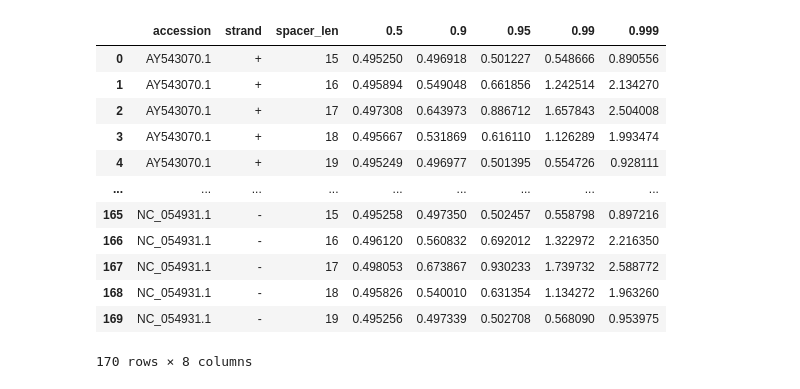
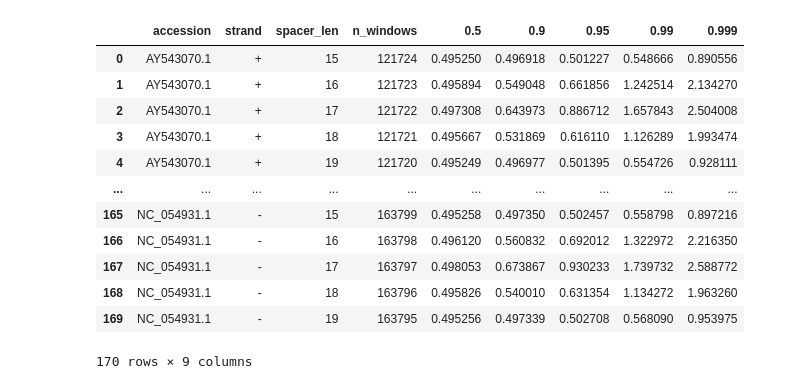
Before and after one commit to KellyLiao1023/Whole-model, a Jupyter notebook: MS2_Data_PyTorch/scripts/library_release/03_phage_selection_scan.ipynb, the cells around one changed output. Saved outputs shown, nothing was run; the diff lists cells and outputs as text; code cells hidden in the pictures.

```diff
--- a/MS2_Data_PyTorch/scripts/library_release/03_phage_selection_scan.ipynb
+++ b/MS2_Data_PyTorch/scripts/library_release/03_phage_selection_scan.ipynb
@@ -140,12 +193,30 @@ def scan_record(record, spacer_lengths):
 # %%
 # === 執行掃描 ===
-dfs = []
+# 每個 genome 掃完就立刻套 cutoff 並丟掉沒過關的 window，所以尖峰記憶體由最大的
+# 那個 genome 決定，不是由全部 13.2 M 個 window 決定。
+frames, summaries, desc_by_acc = [], [], {}
 for gb in gb_files(ACCESSIONS):
     record = SeqIO.read(gb, 'genbank')
-    print(f'scanning {record.id}: {len(record.seq):,} bp')
-    dfs.append(scan_record(record, SPACER_LENGTHS))
+    desc_by_acc[record.id] = record.description
+    cand_i, summary_i = scan_record(record, SPACER_LENGTHS,
+                                    min_logexp=MIN_LOGEXP, top_n=TOP_N_PER_GROUP)
+    n_windows = int(summary_i['n_windows'].sum()) if len(summary_i) else 0
+    print(f'scanning {record.id}: {len(record.seq):,} bp  ->  '
+          f'{n_windows:,} windows, {len(cand_i):,} kept')
+    frames.append(cand_i)
+    summaries.append(summary_i)
+    del record, cand_i, summary_i
 
-all_scores = pd.concat(dfs, ignore_index=True) if dfs else pd.DataFrame()
-print(f'total scanned windows: {len(all_scores):,}')
-all_scores.head()
+candidates = (
+    pd.concat(frames, ignore_index=True) if frames else pd.DataFrame(columns=CANDIDATE_COLS)
+)
+candidates.insert(1, 'description', candidates['accession'].map(desc_by_acc))
+score_summary = pd.concat(summaries, ignore_index=True) if summaries else pd.DataFrame()
+del frames, summaries
+
+total_windows = int(score_summary['n_windows'].sum()) if len(score_summary) else 0
+print()
+print(f'total scanned windows: {total_windows:,}')
+print(f'candidates kept: {len(candidates):,}')
+candidates.head()
 # %% [output]
@@ -176,26 +249,21 @@ total scanned windows: 13,213,880
 # %%
 # === 分數分布：用來決定 MIN_LOGEXP ===
-summary = (
-    all_scores
-    .groupby(['accession', 'strand', 'spacer_len'])['pred_logexp']
-    .quantile([0.5, 0.9, 0.95, 0.99, 0.999])
-    .unstack()
-    .reset_index()
-)
-summary
+# 分位數是在套 cutoff 之前、對該 genome 的全部 window 算的，所以即使
+# MIN_LOGEXP 已經設好，這張表仍然反映完整分布。
+score_summary
 # %% [output]
-|  | accession | strand | spacer_len | 0.5 | 0.9 | 0.95 | 0.99 | 0.999 |
-| 0 | AY543070.1 | + | 15 | 0.495250 | 0.496918 | 0.501227 | 0.548666 | 0.890556 |
-| 1 | AY543070.1 | + | 16 | 0.495894 | 0.549048 | 0.661856 | 1.242514 | 2.134270 |
-| 2 | AY543070.1 | + | 17 | 0.497308 | 0.643973 | 0.886712 | 1.657843 | 2.504008 |
-| 3 | AY543070.1 | + | 18 | 0.495667 | 0.531869 | 0.616110 | 1.126289 | 1.993474 |
-| 4 | AY543070.1 | + | 19 | 0.495249 | 0.496977 | 0.501395 | 0.554726 | 0.928111 |
-| ... | ... | ... | ... | ... | ... | ... | ... | ... |
-| 165 | NC_054931.1 | - | 15 | 0.495258 | 0.497350 | 0.502457 | 0.558798 | 0.897216 |
-| 166 | NC_054931.1 | - | 16 | 0.496120 | 0.560832 | 0.692012 | 1.322972 | 2.216350 |
-| 167 | NC_054931.1 | - | 17 | 0.498053 | 0.673867 | 0.930233 | 1.739732 | 2.588772 |
-| 168 | NC_054931.1 | - | 18 | 0.495826 | 0.540010 | 0.631354 | 1.134272 | 1.963260 |
-| 169 | NC_054931.1 | - | 19 | 0.495256 | 0.497339 | 0.502708 | 0.568090 | 0.953975 |
+|  | accession | strand | spacer_len | n_windows | 0.5 | 0.9 | 0.95 | 0.99 | 0.999 |
+| 0 | AY543070.1 | + | 15 | 121724 | 0.495250 | 0.496918 | 0.501227 | 0.548666 | 0.890556 |
+| 1 | AY543070.1 | + | 16 | 121723 | 0.495894 | 0.549048 | 0.661856 | 1.242514 | 2.134270 |
+| 2 | AY543070.1 | + | 17 | 121722 | 0.497308 | 0.643973 | 0.886712 | 1.657843 | 2.504008 |
+| 3 | AY543070.1 | + | 18 | 121721 | 0.495667 | 0.531869 | 0.616110 | 1.126289 | 1.993474 |
+| 4 | AY543070.1 | + | 19 | 121720 | 0.495249 | 0.496977 | 0.501395 | 0.554726 | 0.928111 |
+| ... | ... | ... | ... | ... | ... | ... | ... | ... | ... |
+| 165 | NC_054931.1 | - | 15 | 163799 | 0.495258 | 0.497350 | 0.502457 | 0.558798 | 0.897216 |
+| 166 | NC_054931.1 | - | 16 | 163798 | 0.496120 | 0.560832 | 0.692012 | 1.322972 | 2.216350 |
+| 167 | NC_054931.1 | - | 17 | 163797 | 0.498053 | 0.673867 | 0.930233 | 1.739732 | 2.588772 |
+| 168 | NC_054931.1 | - | 18 | 163796 | 0.495826 | 0.540010 | 0.631354 | 1.134272 | 1.963260 |
+| 169 | NC_054931.1 | - | 19 | 163795 | 0.495256 | 0.497339 | 0.502708 | 0.568090 | 0.953975 |
-170 rows × 8 columns
+170 rows × 9 columns
 # %%
 # === 候選輸出 ===
```
Also changed, not shown: parts of 14 cells of this notebook, 9 other files.
